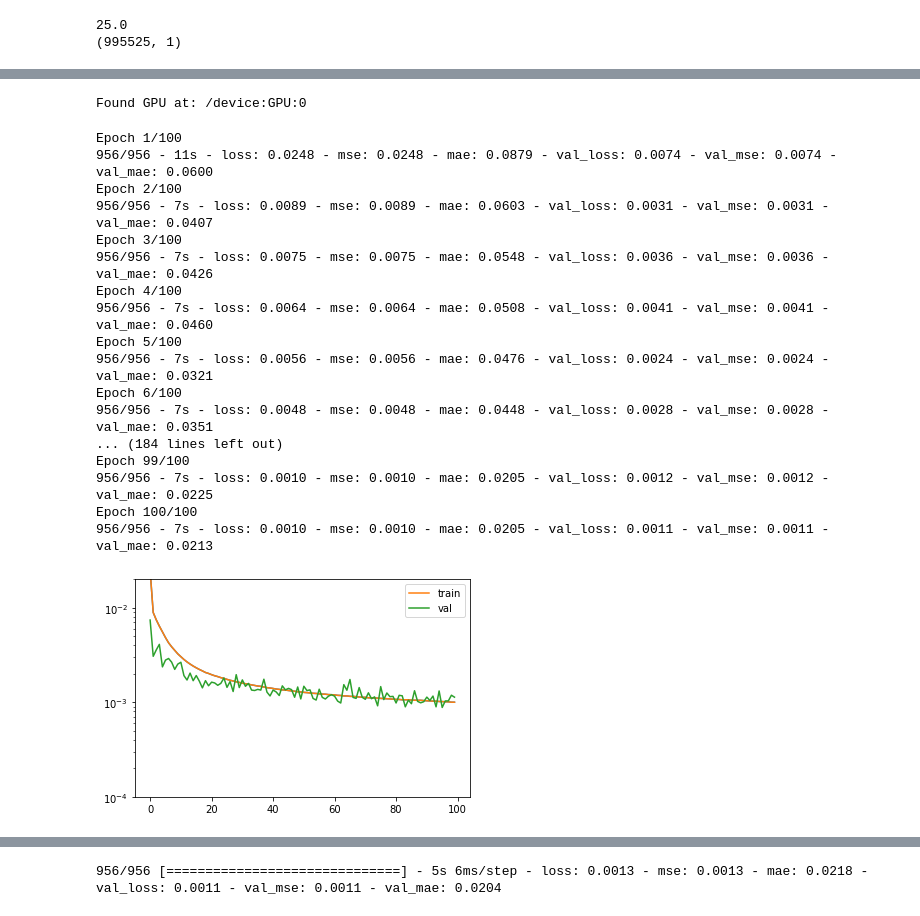
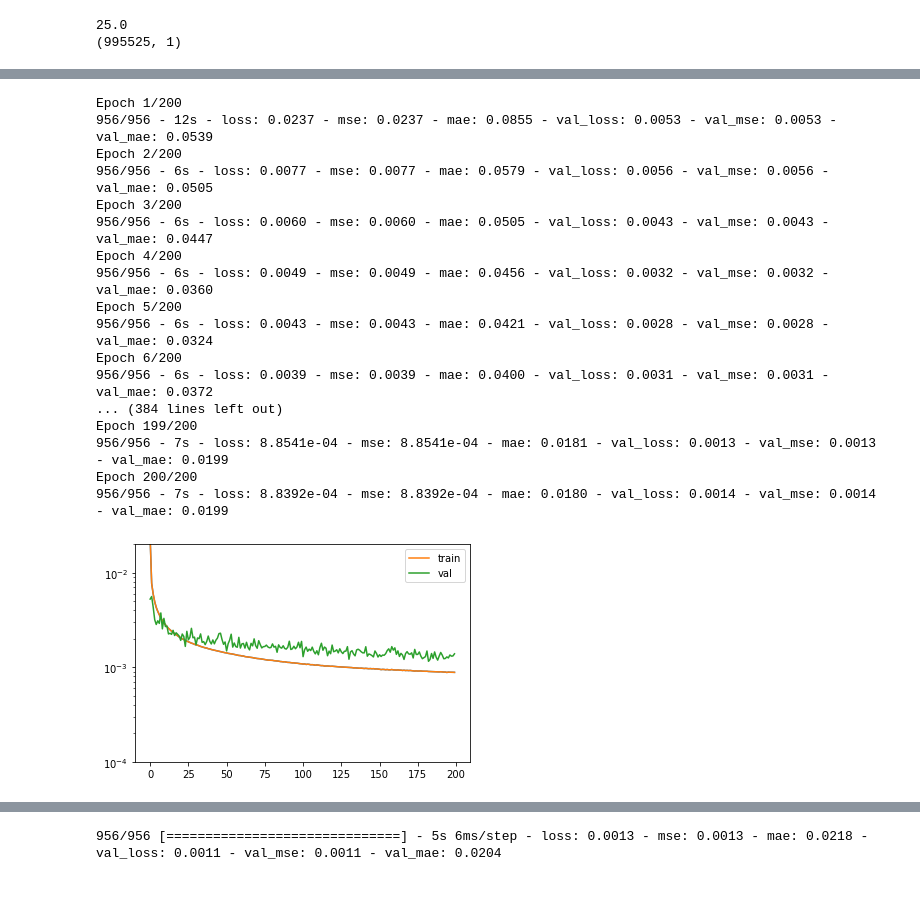
Before and after one commit to Ammon1/Math, a Jupyter notebook: noise_D.ipynb, the cells around one changed output, grey strips where cells are left out. Drawn from its saved outputs; the diff is of its cells as text; code cells hidden in the pictures.

```diff
--- a/noise_D.ipynb
+++ b/noise_D.ipynb
@@ -249,3 +239,6 @@ print(Y_fin.shape)
 # %% [output]
 25.0
 (995525, 1)
+# %%
+X_fin=np.round(X_fin,decimals=6)
+Y_fin=np.round(Y_fin,decimals=6)
@@ -253,7 +252,7 @@ print(Y_fin.shape)
 X_train,y_train=X_fin[:24*Y_0.shape[0],:],Y_fin[:24*Y_0.shape[0]]
 X_test,y_test=X_fin[24*Y_0.shape[0]:25*Y_0.shape[0],:],Y_fin[24*Y_0.shape[0]:25*Y_0.shape[0]]
 # %%
-look_back = 20
+look_back = 30
 trainX, trainY = create_dataset(X_train,y_train, look_back)
 testX, testY = create_dataset(X_test,y_test, look_back)
 # reshape input to be [samples, time steps, features]
@@ -290,48 +261,40 @@ plt.plot(y_test)
-# %%
-
-device_name = tf.test.gpu_device_name()
-if device_name != '/device:GPU:0':
-  raise SystemError('GPU device not found')
-print('Found GPU at: {}'.format(device_name))
-# %% [output]
-Found GPU at: /device:GPU:0
 # %%
 from keras.layers import Bidirectional
 # %%
 # create and fit the LSTM network
 model = Sequential()
-model.add(Bidirectional(LSTM(16, input_shape=(11, look_back))))
+model.add(Bidirectional(LSTM(32, input_shape=(11, look_back))))
 model.add(Dense(64, activation='relu'))
 model.add(Dense(42, activation='relu'))
 model.add(Dense(21, activation='relu'))
 model.add(Dense(1,activation='linear'))
 model.compile(loss='mean_squared_error', optimizer='RMSprop',metrics=['mse','mae'])
-history=model.fit(trainX, trainY,validation_data=(testX, testY), epochs=100, batch_size=1000,verbose=2)
+history=model.fit(trainX, trainY,validation_data=(testX, testY), epochs=200, batch_size=1000,verbose=3)
 
 plt.plot(history.history['mse'])
 plt.plot(history.history['loss'],label='train')
 plt.plot(history.history['val_loss'],label='val')
 plt.ylim(0.0001,0.02)
 plt.yscale('log')
 plt.legend()
 plt.show()
 # make predictions
 # %% [output]
-Epoch 1/100
-956/956 - 11s - loss: 0.0248 - mse: 0.0248 - mae: 0.0879 - val_loss: 0.0074 - val_mse: 0.0074 - val_mae: 0.0600
-Epoch 2/100
-956/956 - 7s - loss: 0.0089 - mse: 0.0089 - mae: 0.0603 - val_loss: 0.0031 - val_mse: 0.0031 - val_mae: 0.0407
-Epoch 3/100
-956/956 - 7s - loss: 0.0075 - mse: 0.0075 - mae: 0.0548 - val_loss: 0.0036 - val_mse: 0.0036 - val_mae: 0.0426
-Epoch 4/100
-956/956 - 7s - loss: 0.0064 - mse: 0.0064 - mae: 0.0508 - val_loss: 0.0041 - val_mse: 0.0041 - val_mae: 0.0460
-Epoch 5/100
-956/956 - 7s - loss: 0.0056 - mse: 0.0056 - mae: 0.0476 - val_loss: 0.0024 - val_mse: 0.0024 - val_mae: 0.0321
-Epoch 6/100
-956/956 - 7s - loss: 0.0048 - mse: 0.0048 - mae: 0.0448 - val_loss: 0.0028 - val_mse: 0.0028 - val_mae: 0.0351
-... (184 lines left out)
-Epoch 99/100
-956/956 - 7s - loss: 0.0010 - mse: 0.0010 - mae: 0.0205 - val_loss: 0.0012 - val_mse: 0.0012 - val_mae: 0.0225
-Epoch 100/100
-956/956 - 7s - loss: 0.0010 - mse: 0.0010 - mae: 0.0205 - val_loss: 0.0011 - val_mse: 0.0011 - val_mae: 0.0213
+Epoch 1/200
+956/956 - 12s - loss: 0.0237 - mse: 0.0237 - mae: 0.0855 - val_loss: 0.0053 - val_mse: 0.0053 - val_mae: 0.0539
+Epoch 2/200
+956/956 - 6s - loss: 0.0077 - mse: 0.0077 - mae: 0.0579 - val_loss: 0.0056 - val_mse: 0.0056 - val_mae: 0.0505
+Epoch 3/200
+956/956 - 6s - loss: 0.0060 - mse: 0.0060 - mae: 0.0505 - val_loss: 0.0043 - val_mse: 0.0043 - val_mae: 0.0447
+Epoch 4/200
+956/956 - 6s - loss: 0.0049 - mse: 0.0049 - mae: 0.0456 - val_loss: 0.0032 - val_mse: 0.0032 - val_mae: 0.0360
+Epoch 5/200
+956/956 - 6s - loss: 0.0043 - mse: 0.0043 - mae: 0.0421 - val_loss: 0.0028 - val_mse: 0.0028 - val_mae: 0.0324
+Epoch 6/200
+956/956 - 6s - loss: 0.0039 - mse: 0.0039 - mae: 0.0400 - val_loss: 0.0031 - val_mse: 0.0031 - val_mae: 0.0372
+... (384 lines left out)
+Epoch 199/200
+956/956 - 7s - loss: 8.8541e-04 - mse: 8.8541e-04 - mae: 0.0181 - val_loss: 0.0013 - val_mse: 0.0013 - val_mae: 0.0199
+Epoch 200/200
+956/956 - 7s - loss: 8.8392e-04 - mse: 8.8392e-04 - mae: 0.0180 - val_loss: 0.0014 - val_mse: 0.0014 - val_mae: 0.0199
-[figure, old version]
+[figure, new version]
```
Also changed, not shown: parts of 19 cells of this notebook.
